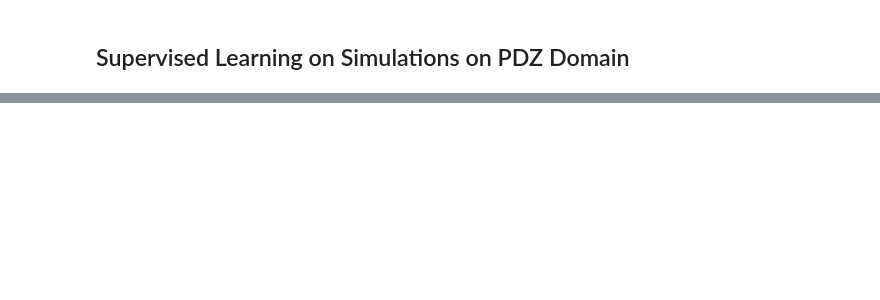
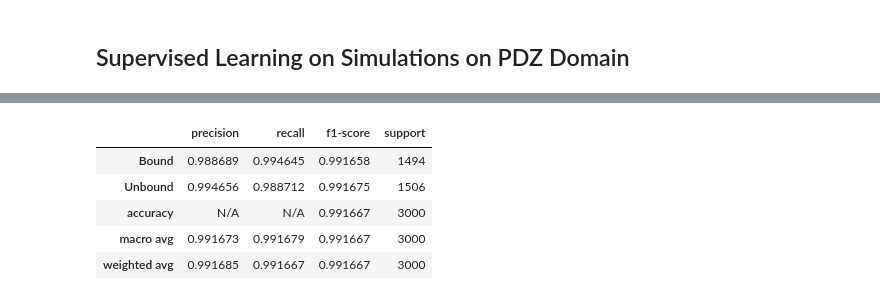
Before and after one commit to kamerlinlab/KIF, a Jupyter notebook: tutorials/PDZ_ML_Classification.ipynb, the cells around one changed output, grey strips where cells are left out. Saved outputs shown, nothing was run; the diff lists cells and outputs as text; code cells hidden in the pictures; blank space fills up the shorter version.

```diff
--- a/tutorials/PDZ_ML_Classification.ipynb
+++ b/tutorials/PDZ_ML_Classification.ipynb
@@ -160,0 +443,9 @@ len(distance_array)
+# %%
+reports["CatBoost"]
+# %% [output]
+|  | precision | recall | f1-score | support |
+| Bound | 0.988689 | 0.994645 | 0.991658 | 1494 |
+| Unbound | 0.994656 | 0.988712 | 0.991675 | 1506 |
+| accuracy | N/A | N/A | 0.991667 | 3000 |
+| macro avg | 0.991673 | 0.991679 | 0.991667 | 3000 |
+| weighted avg | 0.991685 | 0.991667 | 0.991667 | 3000 |
```
Also changed, not shown: parts of 34 cells of this notebook, 2 other files.
